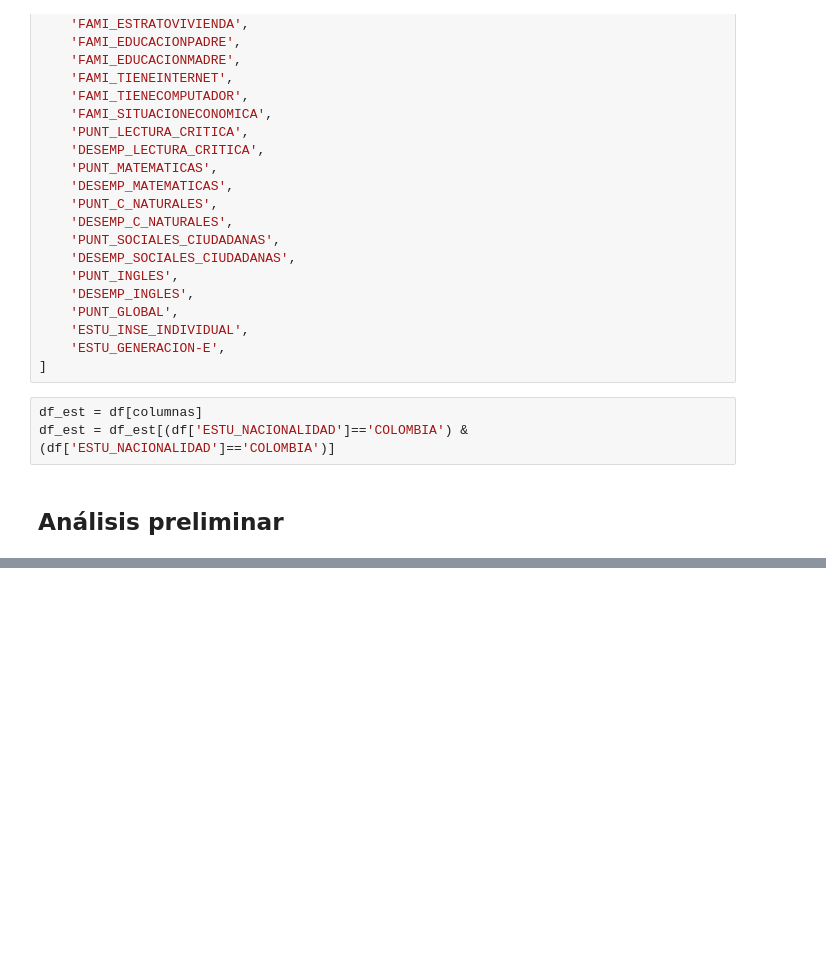
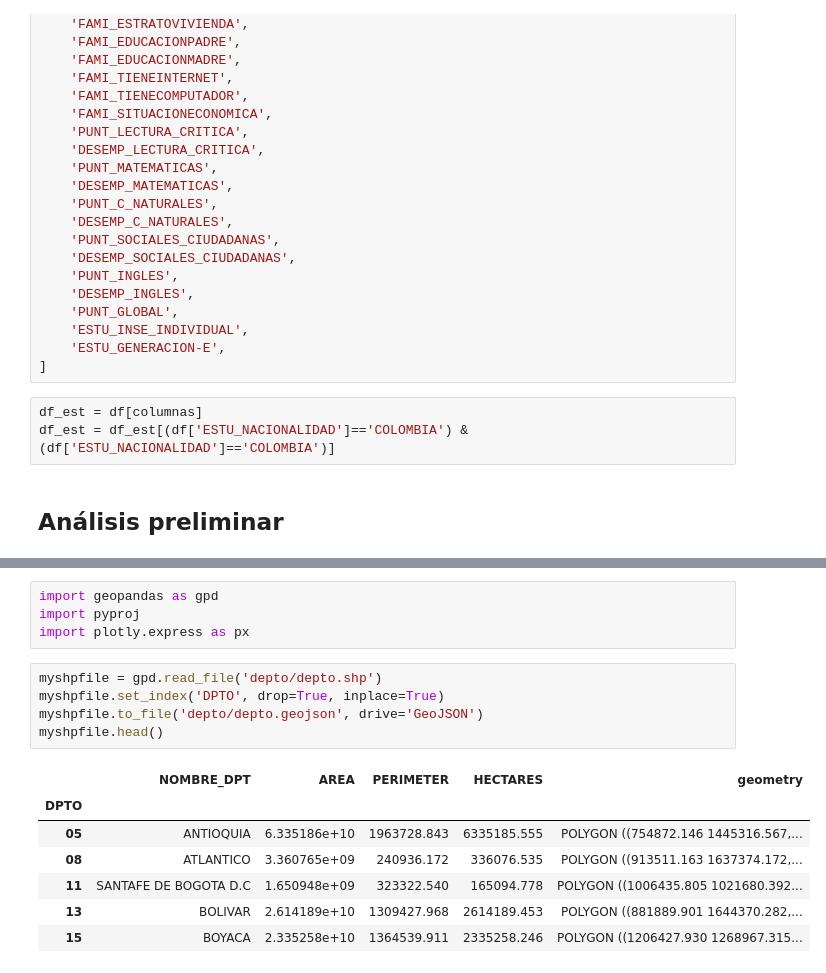
Before and after one commit to jadiazm/jadiazm-ICFES-Data-Project, a Jupyter notebook: Preprocesamiento.ipynb, the cells around one changed output, grey strips where cells are left out. Drawn from its saved outputs; the diff is of its cells as text; blank space fills up the shorter version.

Commit message:
Map implementation with geopandas and plotly

```diff
--- a/Preprocesamiento.ipynb
+++ b/Preprocesamiento.ipynb
@@ -454,0 +438,17 @@ df_est.head()
+# %%
+import geopandas as gpd
+import pyproj
+import plotly.express as px
+# %%
+myshpfile = gpd.read_file('depto/depto.shp')
+myshpfile.set_index('DPTO', drop=True, inplace=True)
+myshpfile.to_file('depto/depto.geojson', drive='GeoJSON')
+myshpfile.head()
+# %% [output]
+|  | NOMBRE_DPT | AREA | PERIMETER | HECTARES | geometry |
+| DPTO |  |  |  |  |  |
+| 05 | ANTIOQUIA | 6.335186e+10 | 1963728.843 | 6335185.555 | POLYGON ((754872.146 1445316.567,... |
+| 08 | ATLANTICO | 3.360765e+09 | 240936.172 | 336076.535 | POLYGON ((913511.163 1637374.172,... |
+| 11 | SANTAFE DE BOGOTA D.C | 1.650948e+09 | 323322.540 | 165094.778 | POLYGON ((1006435.805 1021680.392... |
+| 13 | BOLIVAR | 2.614189e+10 | 1309427.968 | 2614189.453 | POLYGON ((881889.901 1644370.282,... |
+| 15 | BOYACA | 2.335258e+10 | 1364539.911 | 2335258.246 | POLYGON ((1206427.930 1268967.315... |
```
Also changed, not shown: parts of 5 cells of this notebook, 6 other files.
